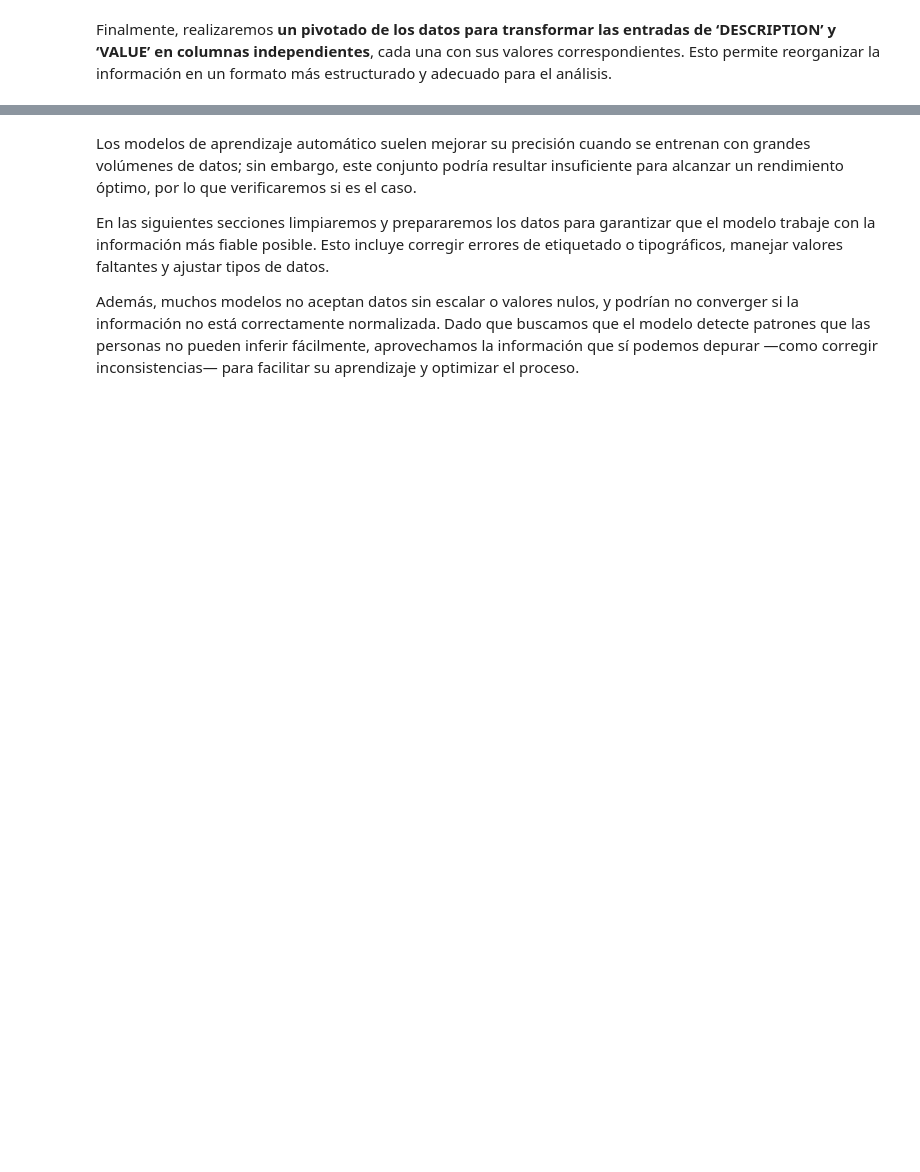
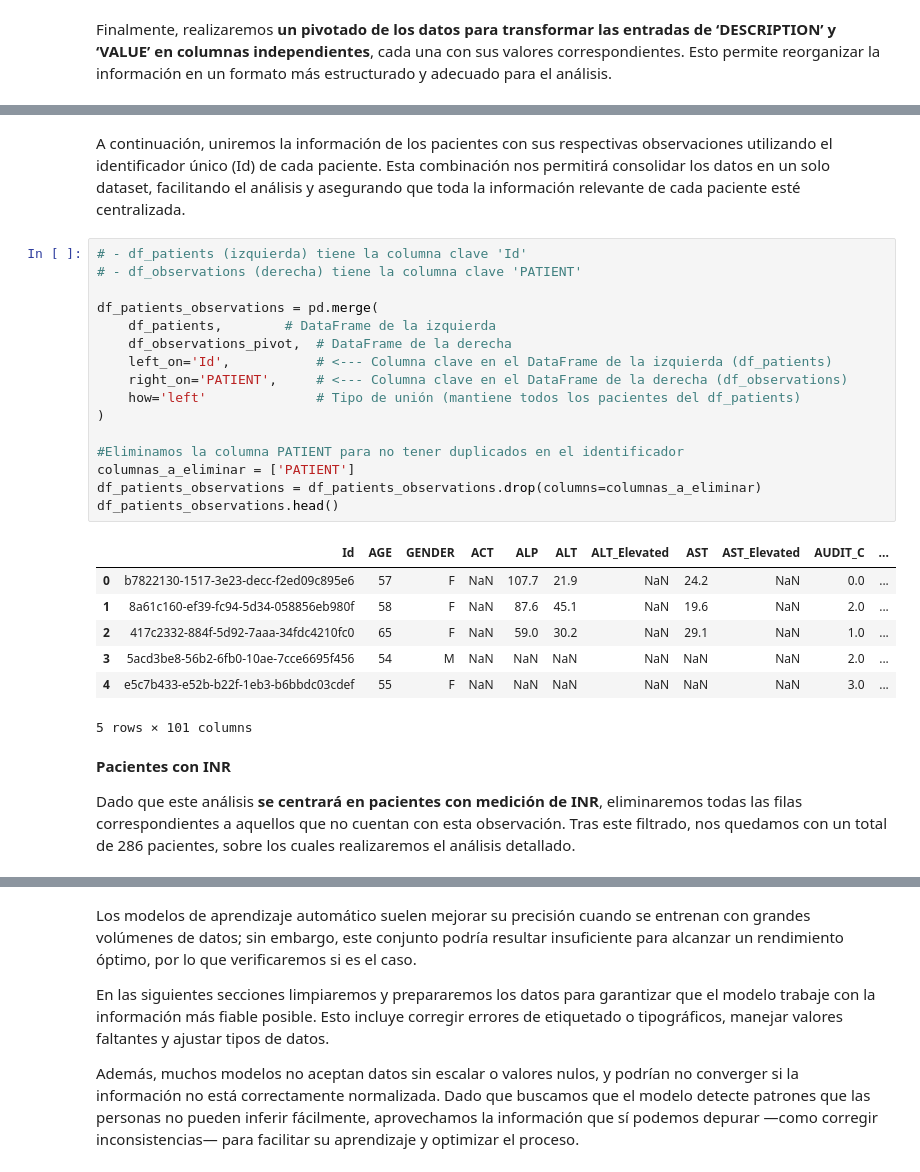
Before and after one commit to anavagi/anticoagulant-patology-analysis, a Jupyter notebook: Exploration_and_Classification.ipynb, the cells around one changed output, grey strips where cells are left out. Saved outputs shown, nothing was run; the diff lists cells and outputs as text; blank space fills up the shorter version.

```diff
--- a/Exploration_and_Classification.ipynb
+++ b/Exploration_and_Classification.ipynb
@@ -438,0 +395,30 @@ df_patients_observations_pivot.head()
+# %% [markdown]
+A continuación, uniremos la información de los pacientes con sus respectivas observaciones utilizando el identificador único (Id) de cada paciente. Esta combinación nos permitirá consolidar los datos en un solo dataset, facilitando el análisis y asegurando que toda la información relevante de cada paciente esté centralizada.
+# %%
+# - df_patients (izquierda) tiene la columna clave 'Id'
+# - df_observations (derecha) tiene la columna clave 'PATIENT'
+
+df_patients_observations = pd.merge(
+    df_patients,        # DataFrame de la izquierda
+    df_observations_pivot,  # DataFrame de la derecha
+    left_on='Id',           # <--- Columna clave en el DataFrame de la izquierda (df_patients)
+    right_on='PATIENT',     # <--- Columna clave en el DataFrame de la derecha (df_observations)
+    how='left'              # Tipo de unión (mantiene todos los pacientes del df_patients)
+)
+
+#Eliminamos la columna PATIENT para no tener duplicados en el identificador
+columnas_a_eliminar = ['PATIENT']
+df_patients_observations = df_patients_observations.drop(columns=columnas_a_eliminar)
+df_patients_observations.head()
+# %% [output]
+|  | Id | AGE | GENDER | ACT | ALP | ALT | ALT_Elevated | AST | AST_Elevated | AUDIT_C | ... |
+| 0 | b7822130-1517-3e23-decc-f2ed09c895e6 | 57 | F | NaN | 107.7 | 21.9 | NaN | 24.2 | NaN | 0.0 | ... |
+| 1 | 8a61c160-ef39-fc94-5d34-058856eb980f | 58 | F | NaN | 87.6 | 45.1 | NaN | 19.6 | NaN | 2.0 | ... |
+| 2 | 417c2332-884f-5d92-7aaa-34fdc4210fc0 | 65 | F | NaN | 59.0 | 30.2 | NaN | 29.1 | NaN | 1.0 | ... |
+| 3 | 5acd3be8-56b2-6fb0-10ae-7cce6695f456 | 54 | M | NaN | NaN | NaN | NaN | NaN | NaN | 2.0 | ... |
+| 4 | e5c7b433-e52b-b22f-1eb3-b6bbdc03cdef | 55 | F | NaN | NaN | NaN | NaN | NaN | NaN | 3.0 | ... |
+5 rows × 101 columns
+# %% [markdown]
+**Pacientes con INR**
+
+Dado que este análisis **se centrará en pacientes con medición de INR**, eliminaremos todas las filas correspondientes a aquellos que no cuentan con esta observación. Tras este filtrado, nos quedamos con un total de 286 pacientes, sobre los cuales realizaremos el análisis detallado.
```
Also changed, not shown: parts of 54 cells of this notebook.
